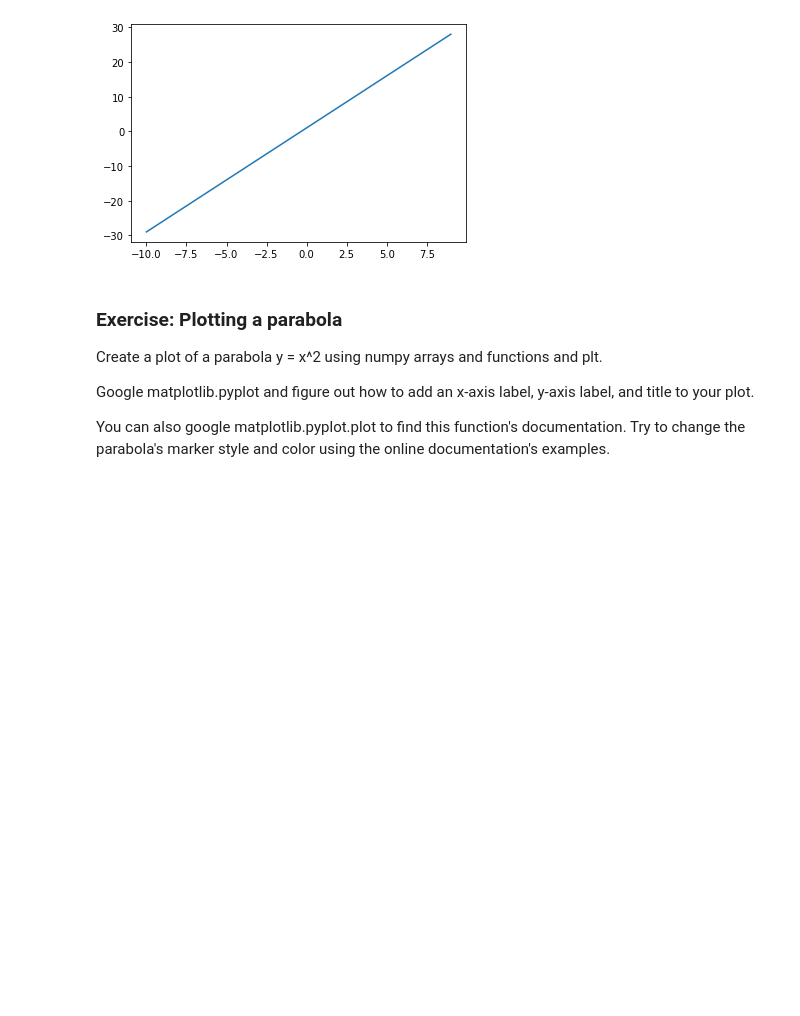
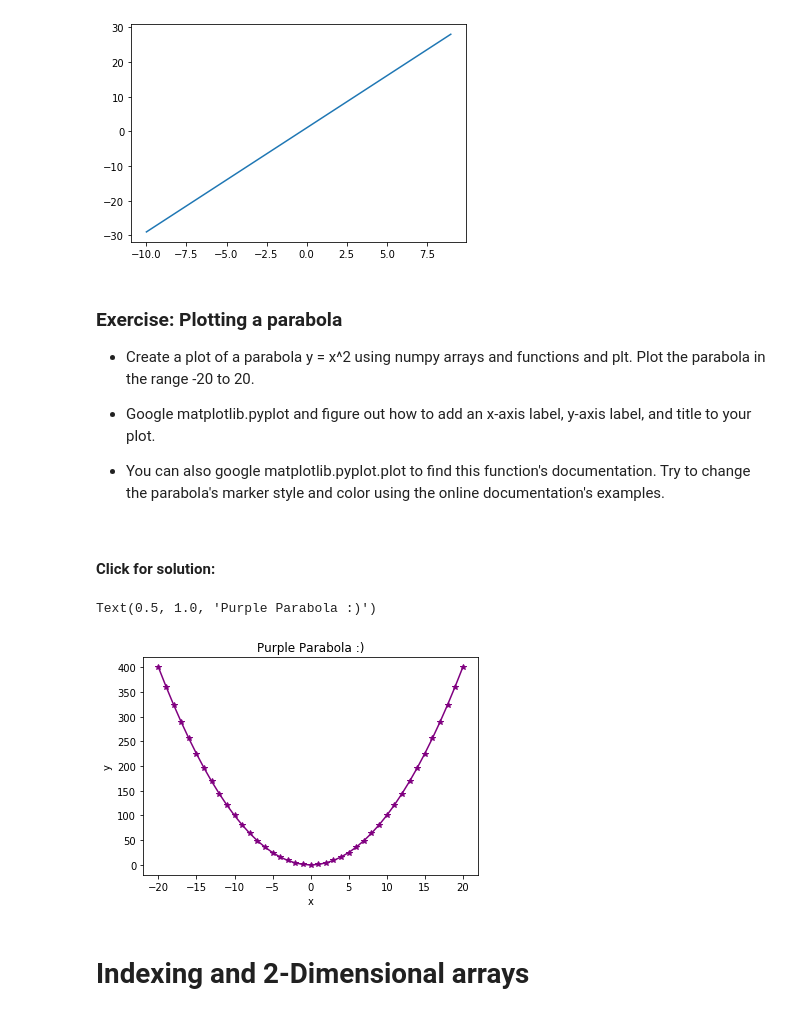
Before and after one commit to imruffin/FEMMESHackathon, a Jupyter notebook: workshop_2.ipynb, the cells around one changed output. Cells and saved outputs as stored; diff of their text form; code cells hidden in the pictures; blank space fills up the shorter version.

```diff
--- a/workshop_2.ipynb
+++ b/workshop_2.ipynb
@@ -101,8 +101,8 @@ plt.plot(x_array, y_array)
 # %% [markdown]
 ### Exercise: Plotting a parabola
 
-Create a plot of a parabola y = x^2 using numpy arrays and functions and plt.
+- Create a plot of a parabola y = x^2 using numpy arrays and functions and plt. Plot the parabola in the range -20 to 20.
 
-Google matplotlib.pyplot and figure out how to add an x-axis label, y-axis label, and title to your plot.
+- Google matplotlib.pyplot and figure out how to add an x-axis label, y-axis label, and title to your plot.
 
-You can also google matplotlib.pyplot.plot to find this function's documentation. Try to change the parabola's marker style and color using the online documentation's examples.
+- You can also google matplotlib.pyplot.plot to find this function's documentation. Try to change the parabola's marker style and color using the online documentation's examples.
@@ -108,0 +111,13 @@ You can also google matplotlib.pyplot.plot to find this function's documentation
+# %% [markdown]
+#### Click for solution:
+# %%
+x_arr = numpy.arange(-20,21)
+plt.plot(x_arr,numpy.square(x_arr),marker='*',color='purple') # there are TONS of marker and color styles
+plt.xlabel("x")
+plt.ylabel("y")
+plt.title("Purple Parabola :)")
+# %% [output]
+Text(0.5, 1.0, 'Purple Parabola :)')
+[figure, added]
+# %% [markdown]
+# Indexing and 2-Dimensional arrays
```
Also changed, not shown: parts of 1 cell of this notebook.
